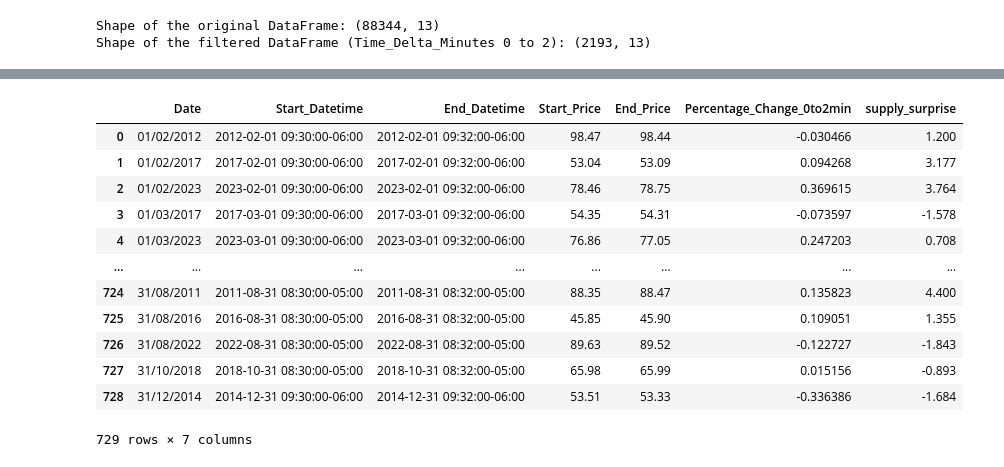
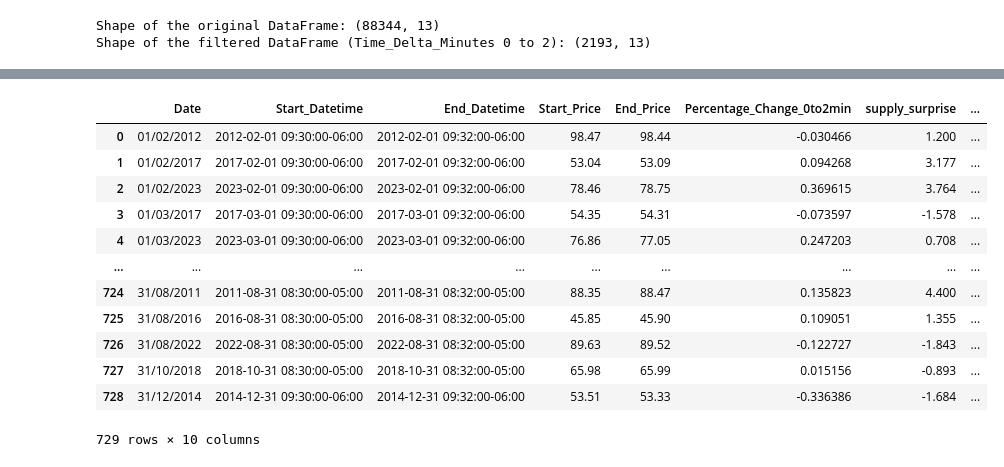
Before and after one commit to Sun-G0D/EIASupplySurprise, a Jupyter notebook: project.ipynb, the cells around one changed output, grey strips where cells are left out. Drawn from its saved outputs; the diff is of its cells as text; code cells hidden in the pictures.

```diff
--- a/project.ipynb
+++ b/project.ipynb
@@ -1290,0 +1475,40 @@ display(merged_price_window_0to2min)
+# %%
+
+merged_price_window_0to2min['DateString'] = pd.to_datetime(merged_price_window_0to2min['DateString'], format='%d/%m/%Y')
+fxstreet_api_forecasts['Date_Formatted'] = pd.to_datetime(fxstreet_api_forecasts['Date_Formatted'], format='%d/%m/%Y')
+
+def find_nearest_date_api(row, fxstreet_api_forecasts_dates):
+    """
+    Finds the Actual_API value from fxstreet_api_forecasts corresponding to the nearest date
+    to the DateString in the given row.
+
+    Args:
+        row (pd.Series): A row from merged_price_window_0to2min DataFrame.
+        fxstreet_api_forecasts_dates (pd.Series): The Date_Formatted column from fxstreet_api_forecasts.
+
+    Returns:
+        float: The Actual_API value corresponding to the nearest date, or NaN if no match.
+    """
+    date_to_match = row['DateString']
+
+    # Calculate the absolute time difference between date_to_match and all dates in fxstreet_api_forecasts_dates
+    time_diffs = abs(fxstreet_api_forecasts_dates - date_to_match)
+
+    # Find the index of the minimum time difference
+    nearest_date_index = time_diffs.idxmin()
+
+    return fxstreet_api_forecasts['Actual_API'].iloc[nearest_date_index]
+
+
+# Apply the function to each row of merged_price_window_0to2min to find the nearest API forecast
+merged_price_window_0to2min_api = merged_price_window_0to2min.copy() # Create a copy to avoid modifying original
+merged_price_window_0to2min_api['Actual_API'] = merged_price_window_0to2min_api.apply(
+    find_nearest_date_api,
+    axis=1,
+    args=(fxstreet_api_forecasts['Date_Formatted'],)
+)
+
+merged_price_window_0to2min_api = merged_price_window_0to2min_api[678:] #the fxstreet API data only covers from 2015 till present
+# Display the head of the merged dataframe to verify
+display(merged_price_window_0to2min_api)
+display(merged_price_window_0to2min_api.dtypes)
@@ -1301,44 +1556,47 @@ for date, group_df in grouped_by_date:
     # Find the earliest Datetime_CST and its Close price
     earliest_minute_row = group_df.sort_values(by='Datetime_CST').iloc[0]
     earliest_close_price = earliest_minute_row['Close']
 
     # Find the latest Datetime_CST and its Close price
     latest_minute_row = group_df.sort_values(by='Datetime_CST').iloc[-1]
     latest_close_price = latest_minute_row['Close']
 
     # Calculate percentage price change
     if earliest_close_price != 0:  # Avoid division by zero
         percentage_change = ((latest_close_price - earliest_close_price) / earliest_close_price) * 100.0
     else:
         percentage_change = float('nan')  # Handle case where earliest price is zero
 
     # Append results to the list
     date_percentage_changes.append({
         'Date': date,
         'Start_Datetime': earliest_minute_row['Datetime_CST'],
         'End_Datetime': latest_minute_row['Datetime_CST'],
         'Start_Price': earliest_close_price,
         'End_Price': latest_close_price,
         'Percentage_Change_0to2min': percentage_change,
-        'supply_surprise': earliest_minute_row['supply_surprise'] # Take supply surprise from the earliest minute row (should be consistent for the date)
+        'supply_surprise': earliest_minute_row['supply_surprise'], # Take supply surprise from the earliest minute row (should be consistent for the date)
+        'Actual' : float(str(earliest_minute_row['Actual']).replace('M', '')),
+        'Forecast' : float(str(earliest_minute_row['Forecast']).replace('M', '')),
+        'Previous' : float(str(earliest_minute_row['Previous']).replace('M', ''))
     })
 
 # 4. Create a new DataFrame from the results list
 date_percentage_change_df = pd.DataFrame(date_percentage_changes)
 
 # Display the new DataFrame
 display(date_percentage_change_df)
 # %% [output]
-|  | Date | Start_Datetime | End_Datetime | Start_Price | End_Price | Percentage_Change_0to2min | supply_surprise |
-| 0 | 01/02/2012 | 2012-02-01 09:30:00-06:00 | 2012-02-01 09:32:00-06:00 | 98.47 | 98.44 | -0.030466 | 1.200 |
-| 1 | 01/02/2017 | 2017-02-01 09:30:00-06:00 | 2017-02-01 09:32:00-06:00 | 53.04 | 53.09 | 0.094268 | 3.177 |
-| 2 | 01/02/2023 | 2023-02-01 09:30:00-06:00 | 2023-02-01 09:32:00-06:00 | 78.46 | 78.75 | 0.369615 | 3.764 |
-| 3 | 01/03/2017 | 2017-03-01 09:30:00-06:00 | 2017-03-01 09:32:00-06:00 | 54.35 | 54.31 | -0.073597 | -1.578 |
-| 4 | 01/03/2023 | 2023-03-01 09:30:00-06:00 | 2023-03-01 09:32:00-06:00 | 76.86 | 77.05 | 0.247203 | 0.708 |
-| ... | ... | ... | ... | ... | ... | ... | ... |
-| 724 | 31/08/2011 | 2011-08-31 08:30:00-05:00 | 2011-08-31 08:32:00-05:00 | 88.35 | 88.47 | 0.135823 | 4.400 |
-| 725 | 31/08/2016 | 2016-08-31 08:30:00-05:00 | 2016-08-31 08:32:00-05:00 | 45.85 | 45.90 | 0.109051 | 1.355 |
-| 726 | 31/08/2022 | 2022-08-31 08:30:00-05:00 | 2022-08-31 08:32:00-05:00 | 89.63 | 89.52 | -0.122727 | -1.843 |
-| 727 | 31/10/2018 | 2018-10-31 08:30:00-05:00 | 2018-10-31 08:32:00-05:00 | 65.98 | 65.99 | 0.015156 | -0.893 |
-| 728 | 31/12/2014 | 2014-12-31 09:30:00-06:00 | 2014-12-31 09:32:00-06:00 | 53.51 | 53.33 | -0.336386 | -1.684 |
+|  | Date | Start_Datetime | End_Datetime | Start_Price | End_Price | Percentage_Change_0to2min | supply_surprise | ... |
+| 0 | 01/02/2012 | 2012-02-01 09:30:00-06:00 | 2012-02-01 09:32:00-06:00 | 98.47 | 98.44 | -0.030466 | 1.200 | ... |
+| 1 | 01/02/2017 | 2017-02-01 09:30:00-06:00 | 2017-02-01 09:32:00-06:00 | 53.04 | 53.09 | 0.094268 | 3.177 | ... |
+| 2 | 01/02/2023 | 2023-02-01 09:30:00-06:00 | 2023-02-01 09:32:00-06:00 | 78.46 | 78.75 | 0.369615 | 3.764 | ... |
+| 3 | 01/03/2017 | 2017-03-01 09:30:00-06:00 | 2017-03-01 09:32:00-06:00 | 54.35 | 54.31 | -0.073597 | -1.578 | ... |
+| 4 | 01/03/2023 | 2023-03-01 09:30:00-06:00 | 2023-03-01 09:32:00-06:00 | 76.86 | 77.05 | 0.247203 | 0.708 | ... |
+| ... | ... | ... | ... | ... | ... | ... | ... | ... |
+| 724 | 31/08/2011 | 2011-08-31 08:30:00-05:00 | 2011-08-31 08:32:00-05:00 | 88.35 | 88.47 | 0.135823 | 4.400 | ... |
+| 725 | 31/08/2016 | 2016-08-31 08:30:00-05:00 | 2016-08-31 08:32:00-05:00 | 45.85 | 45.90 | 0.109051 | 1.355 | ... |
+| 726 | 31/08/2022 | 2022-08-31 08:30:00-05:00 | 2022-08-31 08:32:00-05:00 | 89.63 | 89.52 | -0.122727 | -1.843 | ... |
+| 727 | 31/10/2018 | 2018-10-31 08:30:00-05:00 | 2018-10-31 08:32:00-05:00 | 65.98 | 65.99 | 0.015156 | -0.893 | ... |
+| 728 | 31/12/2014 | 2014-12-31 09:30:00-06:00 | 2014-12-31 09:32:00-06:00 | 53.51 | 53.33 | -0.336386 | -1.684 | ... |
-729 rows × 7 columns
+729 rows × 10 columns
```
Also changed, not shown: parts of 9 cells of this notebook.
